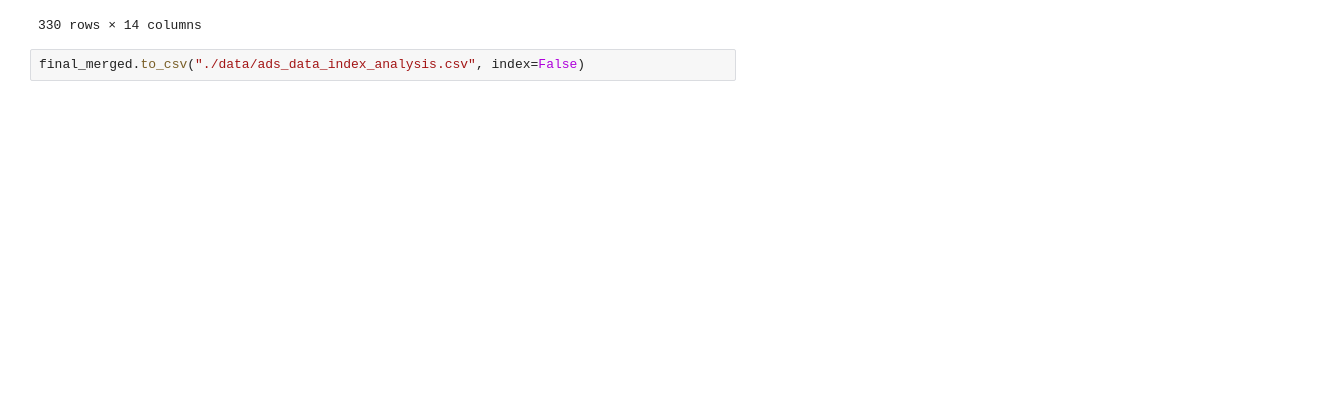
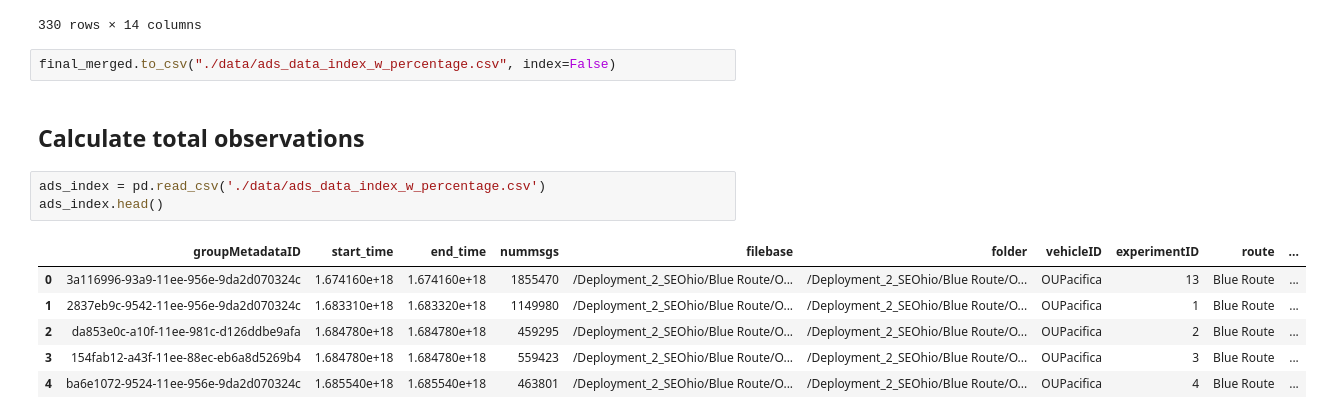
Before and after one commit to vHepp/TDMprivate, a Jupyter notebook: code/1_mode runs.ipynb, the cells around one changed output. Cells and saved outputs as stored; diff of their text form; blank space fills up the shorter version.

```diff
--- a/code/1_mode runs.ipynb
+++ b/code/1_mode runs.ipynb
@@ -191,4 +184,16 @@ final_merged
 | 329 | de226278-f25a-11ee-bb4e-fb353e7798cd | 1.701200e+18 | 1.701210e+18 | 743008 | /Deployment_2_SEOhio/GreenRoute/T... | /Deployment_2_SEOhio/GreenRoute/T... | Van2 | 1701204159 | GreenRoute | ... |
 330 rows × 14 columns
 # %%
-final_merged.to_csv("./data/ads_data_index_analysis.csv", index=False)
+final_merged.to_csv("./data/ads_data_index_w_percentage.csv", index=False)
+# %% [markdown]
+## Calculate total observations
+# %%
+ads_index = pd.read_csv('./data/ads_data_index_w_percentage.csv')
+ads_index.head()
+# %% [output]
+|  | groupMetadataID | start_time | end_time | nummsgs | filebase | folder | vehicleID | experimentID | route | ... |
+| 0 | 3a116996-93a9-11ee-956e-9da2d070324c | 1.674160e+18 | 1.674160e+18 | 1855470 | /Deployment_2_SEOhio/Blue Route/O... | /Deployment_2_SEOhio/Blue Route/O... | OUPacifica | 13 | Blue Route | ... |
+| 1 | 2837eb9c-9542-11ee-956e-9da2d070324c | 1.683310e+18 | 1.683320e+18 | 1149980 | /Deployment_2_SEOhio/Blue Route/O... | /Deployment_2_SEOhio/Blue Route/O... | OUPacifica | 1 | Blue Route | ... |
+| 2 | da853e0c-a10f-11ee-981c-d126ddbe9afa | 1.684780e+18 | 1.684780e+18 | 459295 | /Deployment_2_SEOhio/Blue Route/O... | /Deployment_2_SEOhio/Blue Route/O... | OUPacifica | 2 | Blue Route | ... |
+| 3 | 154fab12-a43f-11ee-88ec-eb6a8d5269b4 | 1.684780e+18 | 1.684780e+18 | 559423 | /Deployment_2_SEOhio/Blue Route/O... | /Deployment_2_SEOhio/Blue Route/O... | OUPacifica | 3 | Blue Route | ... |
+| 4 | ba6e1072-9524-11ee-956e-9da2d070324c | 1.685540e+18 | 1.685540e+18 | 463801 | /Deployment_2_SEOhio/Blue Route/O... | /Deployment_2_SEOhio/Blue Route/O... | OUPacifica | 4 | Blue Route | ... |
```
Also changed, not shown: parts of 10 cells of this notebook.
